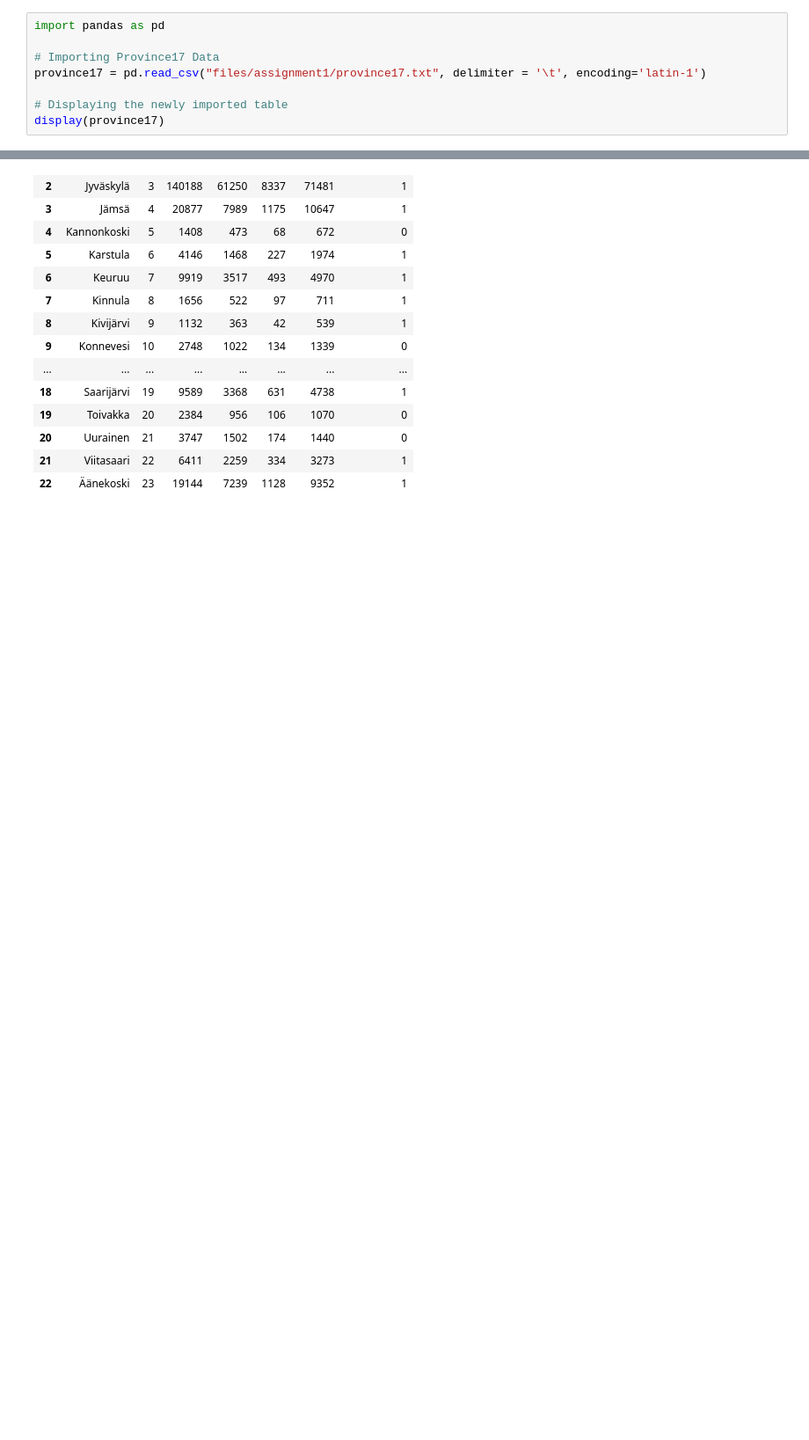
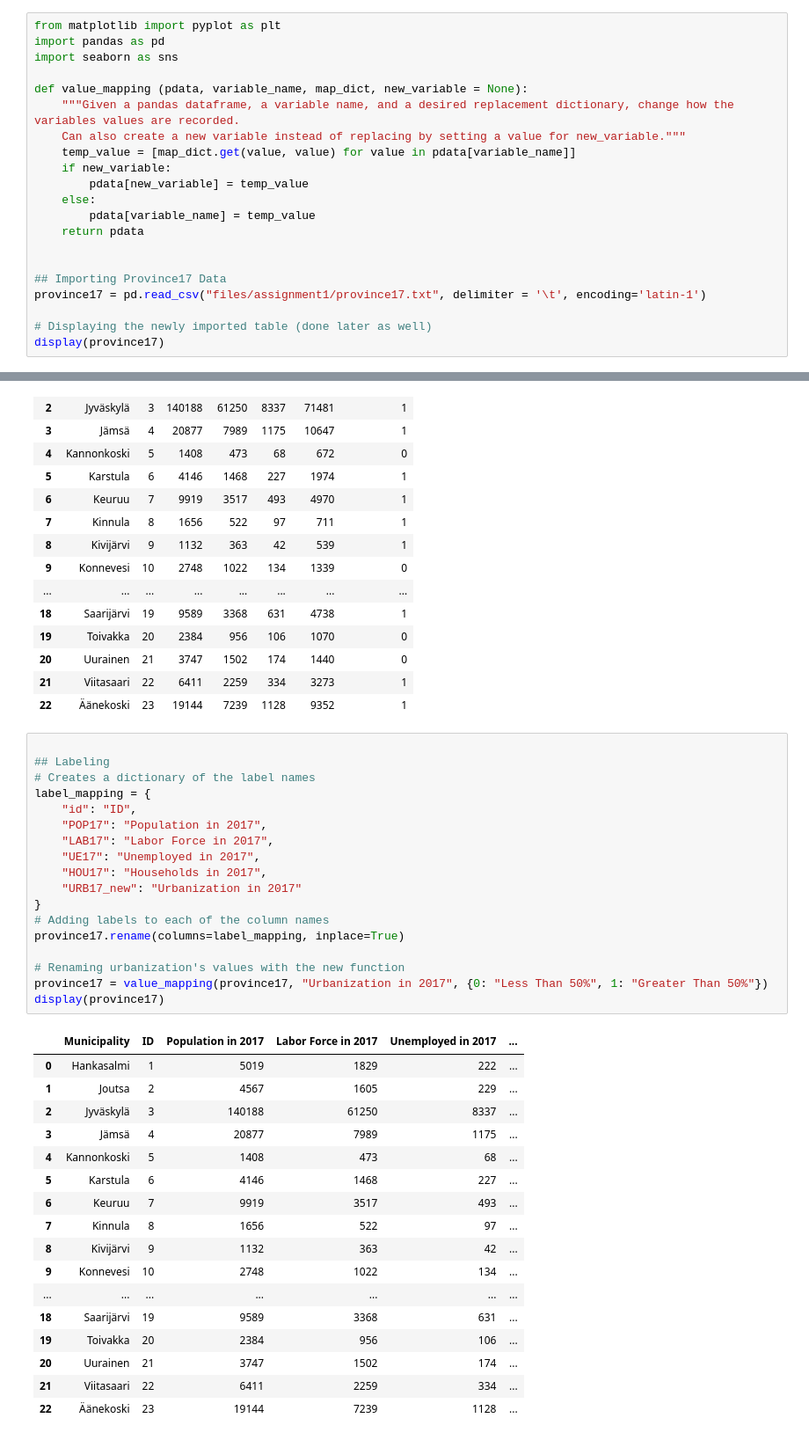
Before and after one commit to kferraga/Quarter3Year1SDS, a Jupyter notebook: Survey Sampling/assignment1.ipynb, the cells around one changed output, grey strips where cells are left out. Shown at 88% size. Cells and saved outputs as stored; diff of their text form; blank space fills up the shorter version.

```diff
--- a/Survey Sampling/assignment1.ipynb
+++ b/Survey Sampling/assignment1.ipynb
@@ -14,10 +18,23 @@ When importing the province17 txt file, I set the delimiter to be a tab ("\t") s
 # %%
+from matplotlib import pyplot as plt
 import pandas as pd
+import seaborn as sns
 
-# Importing Province17 Data
+def value_mapping (pdata, variable_name, map_dict, new_variable = None):
+    """Given a pandas dataframe, a variable name, and a desired replacement dictionary, change how the variables values are recorded.
+    Can also create a new variable instead of replacing by setting a value for new_variable."""
+    temp_value = [map_dict.get(value, value) for value in pdata[variable_name]]
+    if new_variable:
+        pdata[new_variable] = temp_value
+    else:
+        pdata[variable_name] = temp_value
+    return pdata
+
+
+## Importing Province17 Data
 province17 = pd.read_csv("files/assignment1/province17.txt", delimiter = '\t', encoding='latin-1')
 
-# Displaying the newly imported table
+# Displaying the newly imported table (done later as well)
 display(province17)
 # %% [output]
 |  | Municipality | id | POP17 | LAB17 | UE17 | HOU17 | URB17_new |
@@ -37,3 +54,39 @@ display(province17)
 | 20 | Uurainen | 21 | 3747 | 1502 | 174 | 1440 | 0 |
 | 21 | Viitasaari | 22 | 6411 | 2259 | 334 | 3273 | 1 |
 | 22 | Äänekoski | 23 | 19144 | 7239 | 1128 | 9352 | 1 |
+# %%
+
+## Labeling
+# Creates a dictionary of the label names
+label_mapping = {
+    "id": "ID",
+    "POP17": "Population in 2017",
+    "LAB17": "Labor Force in 2017",
+    "UE17": "Unemployed in 2017",
+    "HOU17": "Households in 2017",
+    "URB17_new": "Urbanization in 2017"
+}
+# Adding labels to each of the column names
+province17.rename(columns=label_mapping, inplace=True)
+
+# Renaming urbanization's values with the new function
+province17 = value_mapping(province17, "Urbanization in 2017", {0: "Less Than 50%", 1: "Greater Than 50%"})
+display(province17)
+# %% [output]
+|  | Municipality | ID | Population in 2017 | Labor Force in 2017 | Unemployed in 2017 | ... |
+| 0 | Hankasalmi | 1 | 5019 | 1829 | 222 | ... |
+| 1 | Joutsa | 2 | 4567 | 1605 | 229 | ... |
+| 2 | Jyväskylä | 3 | 140188 | 61250 | 8337 | ... |
+| 3 | Jämsä | 4 | 20877 | 7989 | 1175 | ... |
+| 4 | Kannonkoski | 5 | 1408 | 473 | 68 | ... |
+| 5 | Karstula | 6 | 4146 | 1468 | 227 | ... |
+| 6 | Keuruu | 7 | 9919 | 3517 | 493 | ... |
+| 7 | Kinnula | 8 | 1656 | 522 | 97 | ... |
+| 8 | Kivijärvi | 9 | 1132 | 363 | 42 | ... |
+| 9 | Konnevesi | 10 | 2748 | 1022 | 134 | ... |
+| ... | ... | ... | ... | ... | ... | ... |
+| 18 | Saarijärvi | 19 | 9589 | 3368 | 631 | ... |
+| 19 | Toivakka | 20 | 2384 | 956 | 106 | ... |
+| 20 | Uurainen | 21 | 3747 | 1502 | 174 | ... |
+| 21 | Viitasaari | 22 | 6411 | 2259 | 334 | ... |
+| 22 | Äänekoski | 23 | 19144 | 7239 | 1128 | ... |
```
Also changed, not shown: parts of 2 cells of this notebook, 4 other files.
